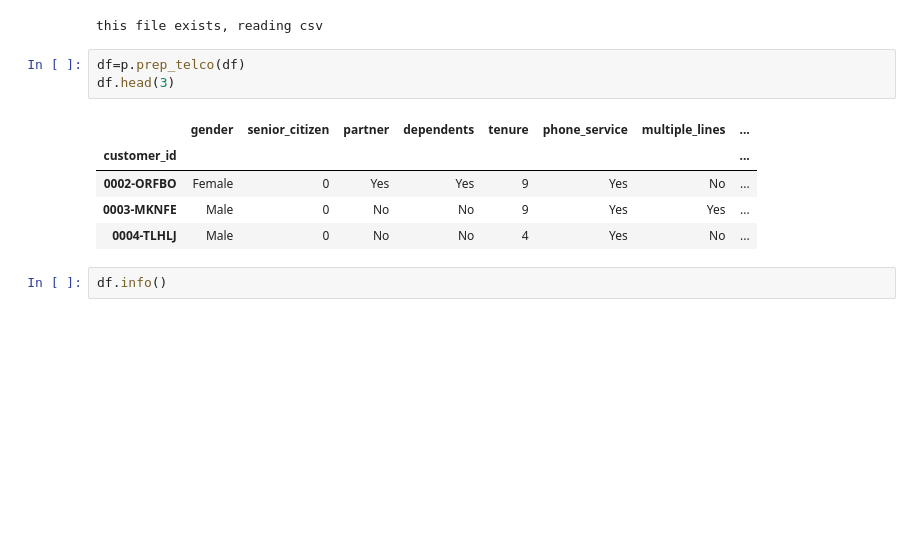
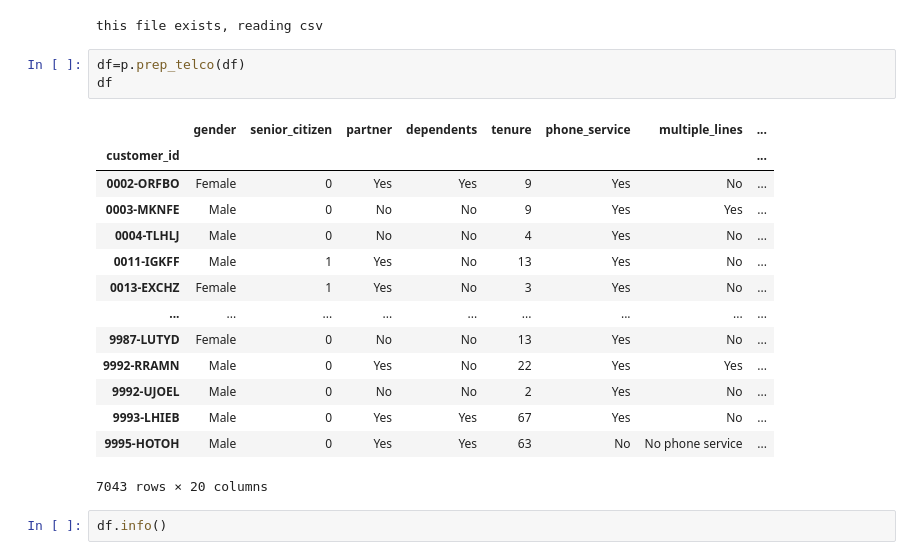
Before and after one commit to sikandar-shrestha/classification_project_telco, a Jupyter notebook: non_final_report.ipynb, the cells around one changed output. Saved outputs shown, nothing was run; the diff lists cells and outputs as text; blank space fills up the shorter version.

```diff
--- a/non_final_report.ipynb
+++ b/non_final_report.ipynb
@@ -31,13 +31,22 @@ df=a.get_telco_data()
 this file exists, reading csv
 # %%
 df=p.prep_telco(df)
-df.head(3)
+df
 # %% [output]
 |  | gender | senior_citizen | partner | dependents | tenure | phone_service | multiple_lines | ... |
 | customer_id |  |  |  |  |  |  |  | ... |
 | 0002-ORFBO | Female | 0 | Yes | Yes | 9 | Yes | No | ... |
 | 0003-MKNFE | Male | 0 | No | No | 9 | Yes | Yes | ... |
 | 0004-TLHLJ | Male | 0 | No | No | 4 | Yes | No | ... |
+| 0011-IGKFF | Male | 1 | Yes | No | 13 | Yes | No | ... |
+| 0013-EXCHZ | Female | 1 | Yes | No | 3 | Yes | No | ... |
+| ... | ... | ... | ... | ... | ... | ... | ... | ... |
+| 9987-LUTYD | Female | 0 | No | No | 13 | Yes | No | ... |
+| 9992-RRAMN | Male | 0 | Yes | No | 22 | Yes | Yes | ... |
+| 9992-UJOEL | Male | 0 | No | No | 2 | Yes | No | ... |
+| 9993-LHIEB | Male | 0 | Yes | Yes | 67 | Yes | No | ... |
+| 9995-HOTOH | Male | 0 | Yes | Yes | 63 | No | No phone service | ... |
+7043 rows × 20 columns
 # %%
 df.info()
 # %% [output]
```
Also changed, not shown: parts of 10 cells of this notebook, 5 other files.
